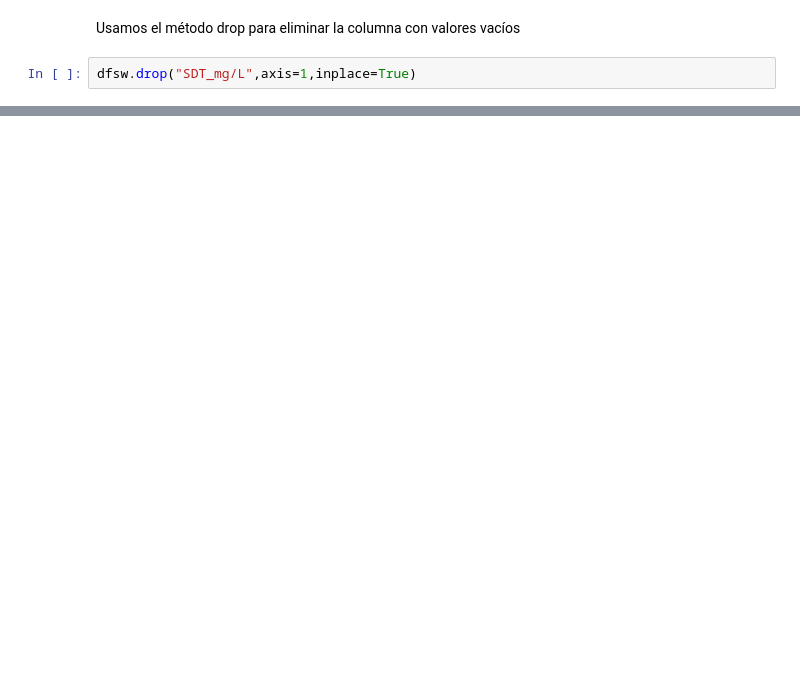
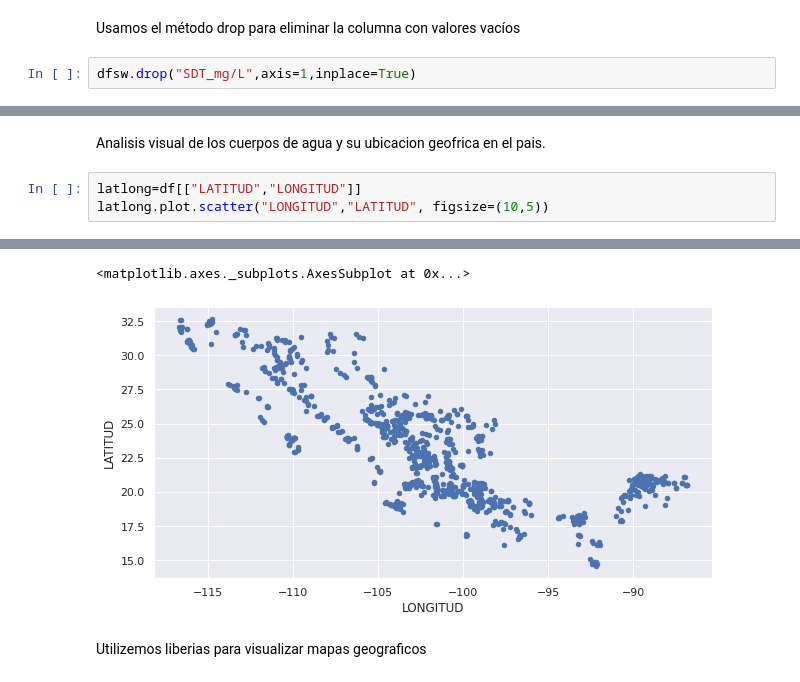
Before and after one commit to PosgradoMNA/actividades-del-projecto-equipo-48, a Jupyter notebook: Reto/Entrega1/Reto_Entrega_1.ipynb, the cells around one changed output, grey strips where cells are left out. Cells and saved outputs as stored; diff of their text form; blank space fills up the shorter version.

```diff
--- a/Reto/Entrega1/Reto_Entrega_1.ipynb
+++ b/Reto/Entrega1/Reto_Entrega_1.ipynb
@@ -160,0 +292,6 @@ memory usage: 467.4+ KB
+# %% [markdown]
+Analisis visual de  los cuerpos de agua y su ubicacion geofrica en el pais.
+# %%
+latlong=df[["LATITUD","LONGITUD"]]
+latlong.plot.scatter("LONGITUD","LATITUD", figsize=(10,5))
+# %% [output]
@@ -160,0 +299,4 @@ memory usage: 467.4+ KB
+<matplotlib.axes._subplots.AxesSubplot at 0x...>
+[figure, added]
+# %% [markdown]
+Utilizemos liberias para visualizar mapas geograficos
```
Also changed, not shown: parts of 45 cells of this notebook.
